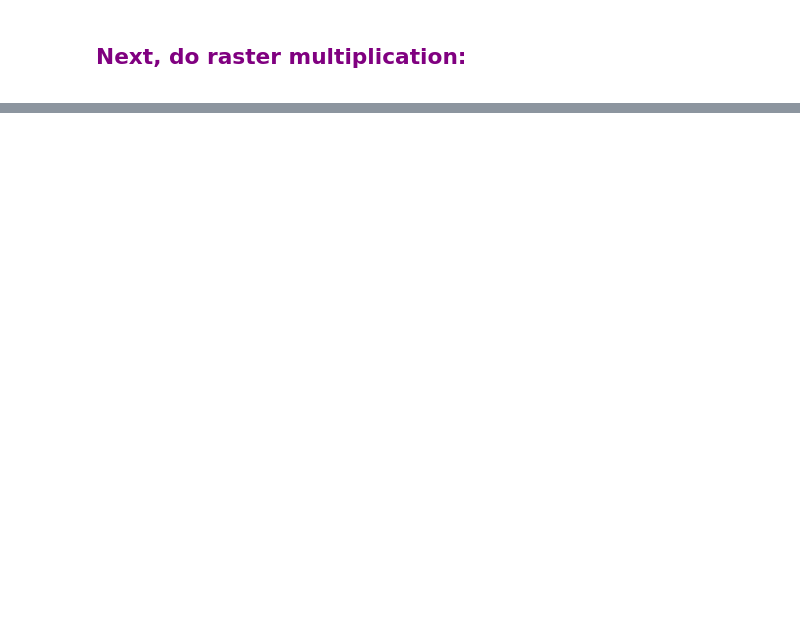
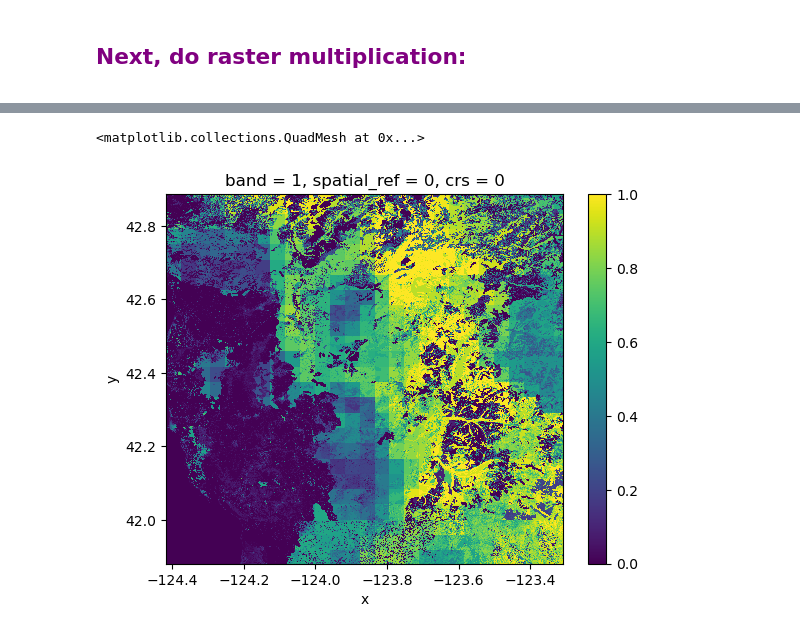
Before and after one commit to earthlab-education/habitat-suitability-hanried, a Jupyter notebook: notebooks/04-fuzzy-logic-model.ipynb, the cells around one changed output, grey strips where cells are left out. Drawn from its saved outputs; the diff is of its cells as text; code cells hidden in the pictures; blank space fills up the shorter version.

```diff
--- a/notebooks/04-fuzzy-logic-model.ipynb
+++ b/notebooks/04-fuzzy-logic-model.ipynb
@@ -415,0 +418,6 @@ len(fuzz_das_list)
+# %%
+# multiply Siskiyou Soil pH Fuzzy,
+# Siskiyou Elevation (m) Fuzzy, and
+# Siskiyou Ave Annual Precip 2036-2065 climate models
+s_2050_can = fuzz_das_list[0] * fuzz_das_list[1] * fuzz_das_list[4]
+s_2050_can
@@ -415,0 +445,5 @@ len(fuzz_das_list)
+# %%
+s_2050_can.plot()
+# %% [output]
+<matplotlib.collections.QuadMesh at 0x...>
+[figure, added]
```
Also changed, not shown: parts of 10 cells of this notebook.
